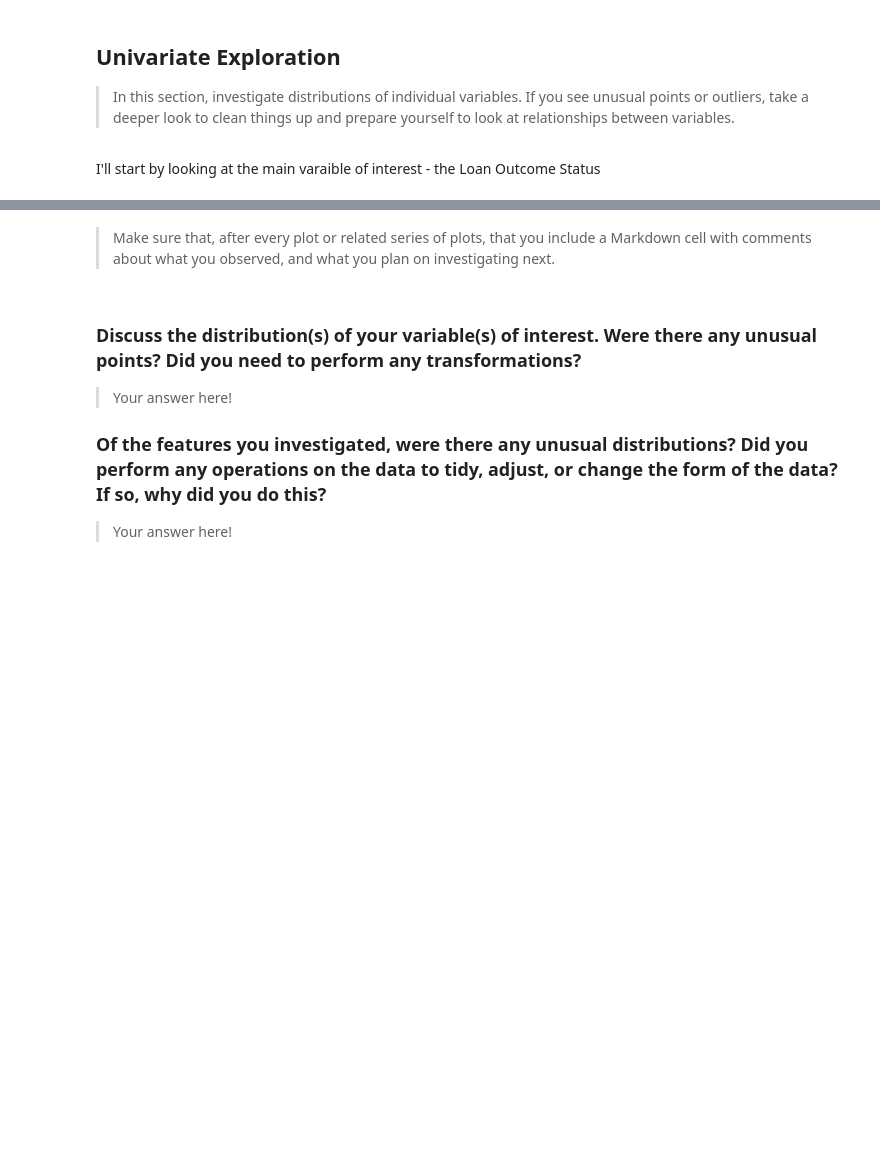
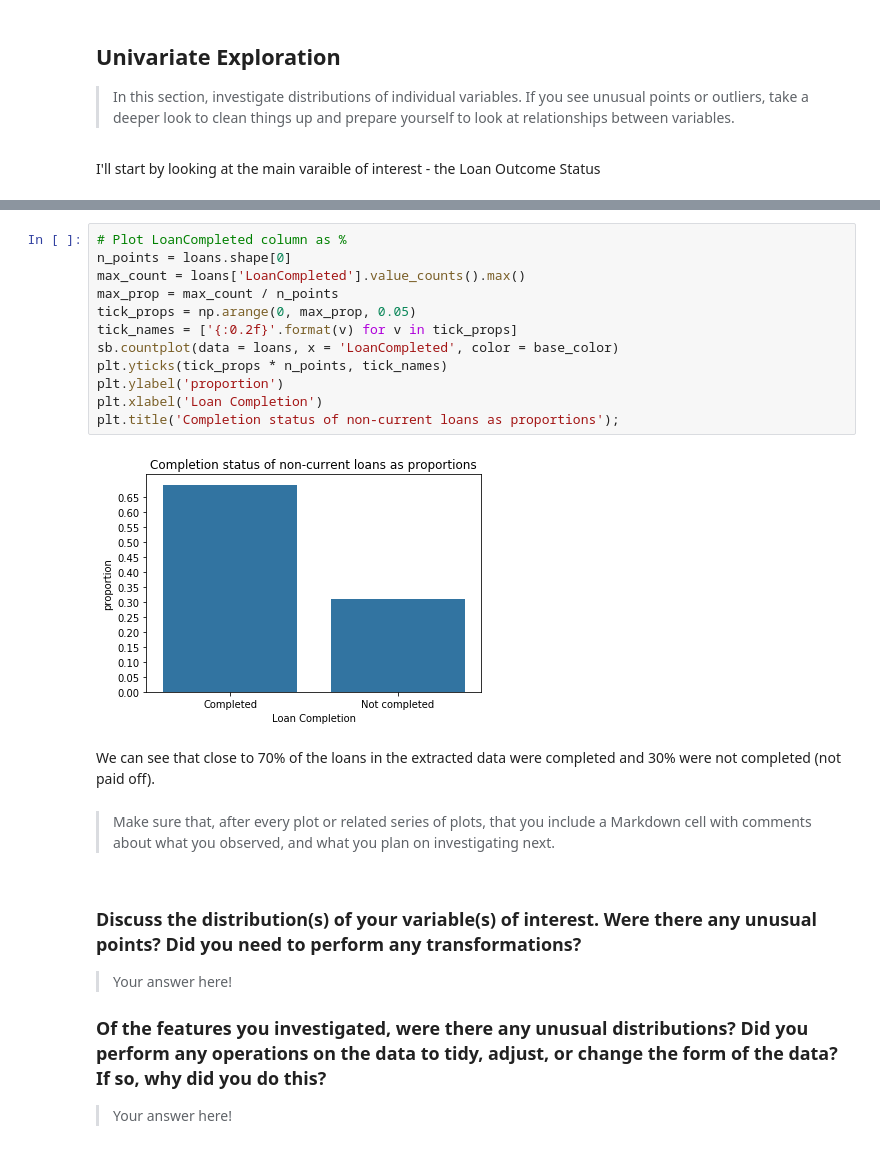
Before and after one commit to Jeffro80/DAND_Communicate_Findings, a Jupyter notebook: exploration-WORKING.ipynb, the cells around one changed output, grey strips where cells are left out. Cells and saved outputs as stored; diff of their text form; blank space fills up the shorter version.

Commit message:
Plot Loan Completion

```diff
--- a/exploration-WORKING.ipynb
+++ b/exploration-WORKING.ipynb
@@ -344,4 +344,20 @@ Text(0.5,1,'Completion status of non-current loans')
 [figure]
+# %%
+# Plot LoanCompleted column as %
+n_points = loans.shape[0]
+max_count = loans['LoanCompleted'].value_counts().max()
+max_prop = max_count / n_points
+tick_props = np.arange(0, max_prop, 0.05)
+tick_names = ['{:0.2f}'.format(v) for v in tick_props]
+sb.countplot(data = loans, x = 'LoanCompleted', color = base_color)
+plt.yticks(tick_props * n_points, tick_names)
+plt.ylabel('proportion')
+plt.xlabel('Loan Completion')
+plt.title('Completion status of non-current loans as proportions');
+# %% [output]
+[figure, added]
+# %% [markdown]
+We can see that close to 70% of the loans in the extracted data were completed and 30% were not completed (not paid off).
 # %% [markdown]
 > Make sure that, after every plot or related series of plots, that you
 include a Markdown cell with comments about what you observed, and what
```
Also changed, not shown: parts of 1 cell of this notebook.
